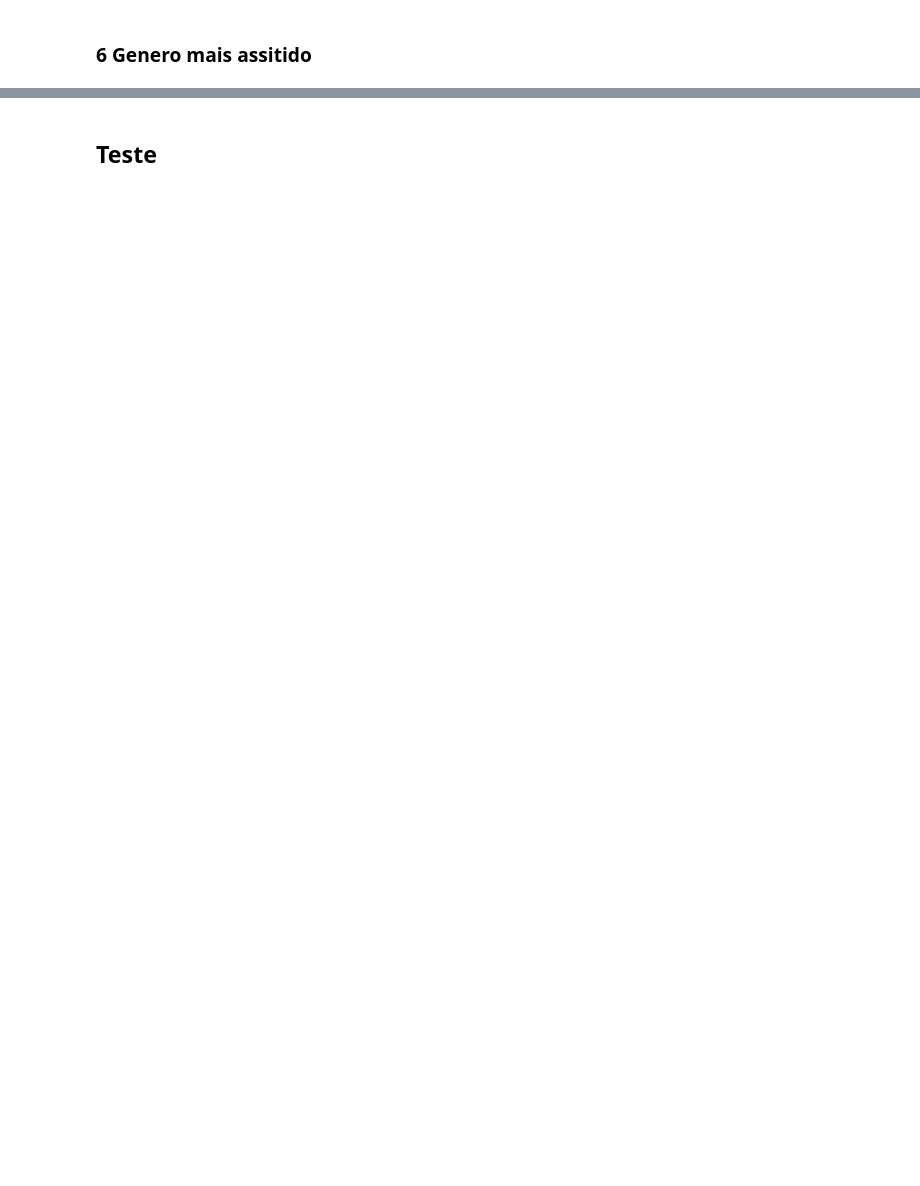
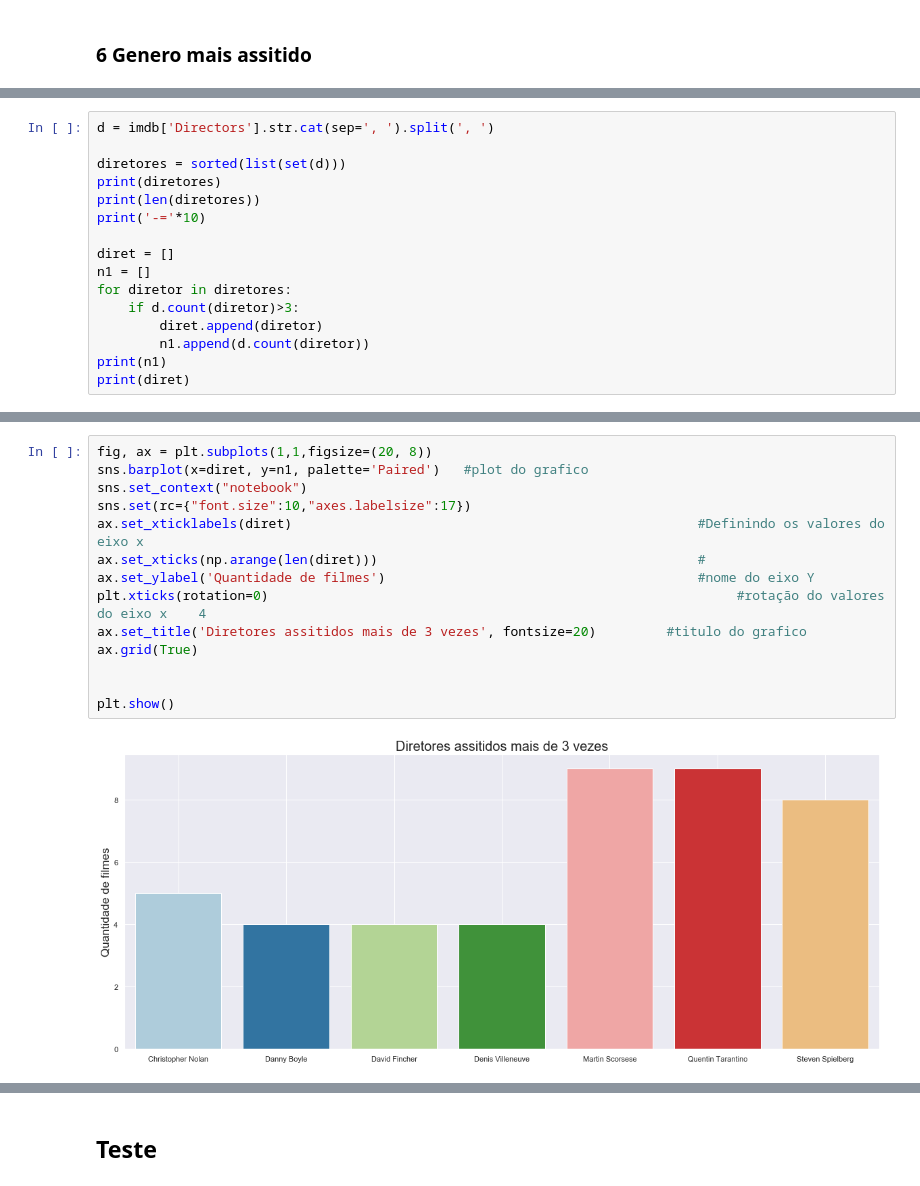
Before and after one commit to mateusmata/Jupyter_Notebook_Estudo, a Jupyter notebook: Arquivos ipynb/IMDB_ratings_Pessoal.ipynb, the cells around one changed output, grey strips where cells are left out. Saved outputs shown, nothing was run; the diff lists cells and outputs as text; blank space fills up the shorter version.

```diff
--- a/Arquivos ipynb/IMDB_ratings_Pessoal.ipynb
+++ b/Arquivos ipynb/IMDB_ratings_Pessoal.ipynb
@@ -269,0 +323,16 @@ imdb.loc[(imdb.Data_lancamento.dt.month == 2) & ((imdb.Data_lancamento.dt.year %
+# %%
+d = imdb['Directors'].str.cat(sep=', ').split(', ')
+
+diretores = sorted(list(set(d)))
+print(diretores)
+print(len(diretores))
+print('-='*10)
+
+diret = []
+n1 = []
+for diretor in diretores:
+    if d.count(diretor)>3:
+        diret.append(diretor)
+        n1.append(d.count(diretor))
+print(n1)
+print(diret)
@@ -269,0 +345,16 @@ imdb.loc[(imdb.Data_lancamento.dt.month == 2) & ((imdb.Data_lancamento.dt.year %
+# %%
+fig, ax = plt.subplots(1,1,figsize=(20, 8))
+sns.barplot(x=diret, y=n1, palette='Paired')   #plot do grafico
+sns.set_context("notebook")
+sns.set(rc={"font.size":10,"axes.labelsize":17})
+ax.set_xticklabels(diret)                                                    #Definindo os valores do eixo x
+ax.set_xticks(np.arange(len(diret)))                                         #
+ax.set_ylabel('Quantidade de filmes')                                        #nome do eixo Y
+plt.xticks(rotation=0)                                                            #rotação do valores do eixo x    4
+ax.set_title('Diretores assitidos mais de 3 vezes', fontsize=20)         #titulo do grafico
+ax.grid(True)
+
+
+plt.show()
+# %% [output]
+[figure, added]
```
Also changed, not shown: parts of 16 cells of this notebook.
